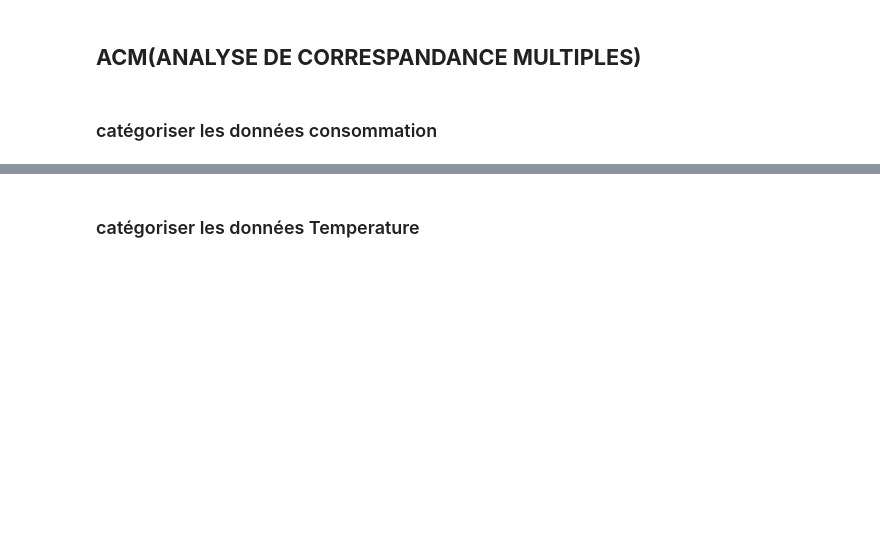
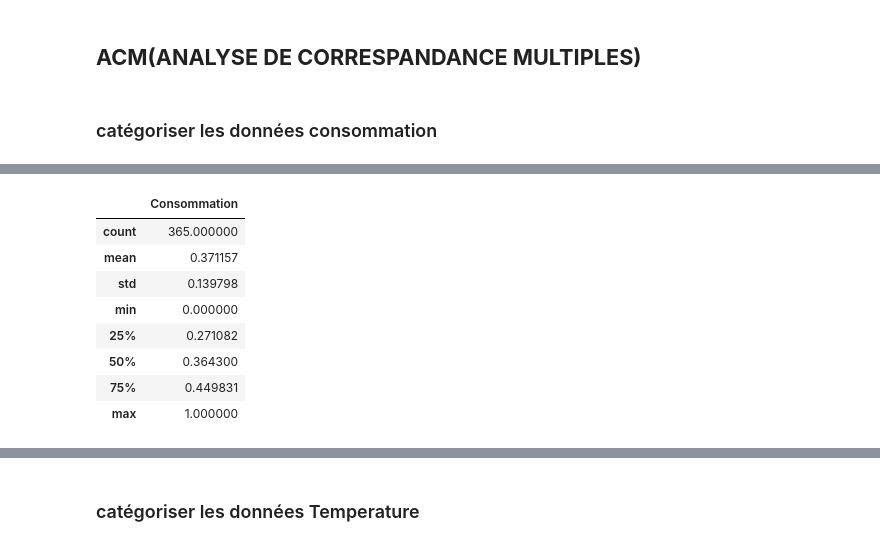
Before and after one commit to forloulhoucine/TER_Analyse-de-donnees-issues-dun-reseau-urbain, a Jupyter notebook: TER.ipynb, the cells around one changed output, grey strips where cells are left out. Saved outputs shown, nothing was run; the diff lists cells and outputs as text; code cells hidden in the pictures; blank space fills up the shorter version.

```diff
--- a/TER.ipynb
+++ b/TER.ipynb
@@ -768,5 +784,16 @@ No handles with labels found to put in legend.
 # %%
 DC=D365
 DC=pd.DataFrame(scaler.fit_transform(DC))
-DCC=DC.mean(axis=1).to_frame(name="Consommation")
+DC=DC.rename(columns={0:"Consommation"})
+DC.describe()
+# %% [output]
+|  | Consommation |
+| count | 365.000000 |
+| mean | 0.371157 |
+| std | 0.139798 |
+| min | 0.000000 |
+| 25% | 0.271082 |
+| 50% | 0.364300 |
+| 75% | 0.449831 |
+| max | 1.000000 |
 # %%
```
Also changed, not shown: parts of 2 cells of this notebook.
